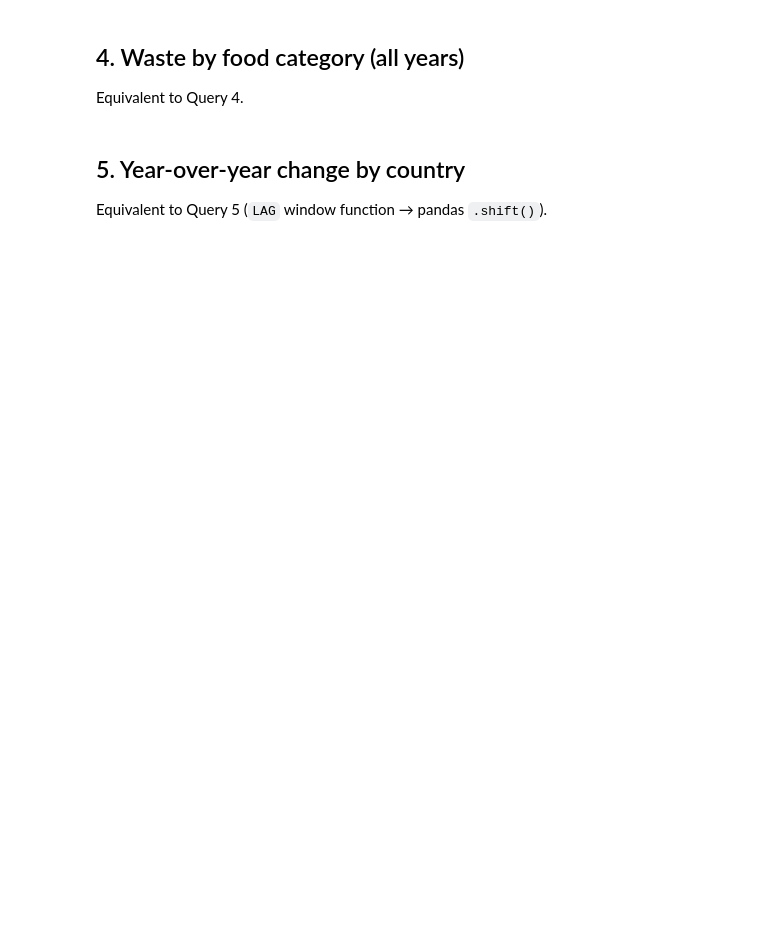
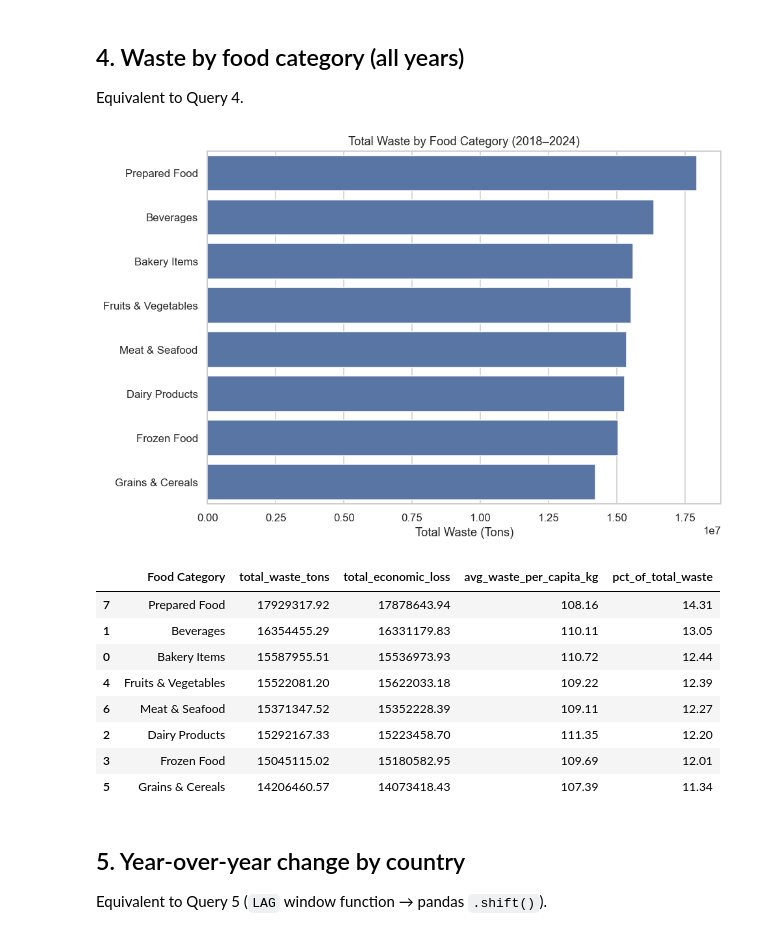
Before and after one commit to pietromasiero/food-waste-analytics-pipeline, a Jupyter notebook: notebooks/01_exploratory_analysis.ipynb, the cells around one changed output. Drawn from its saved outputs; the diff is of its cells as text; code cells hidden in the pictures; blank space fills up the shorter version.

```diff
--- a/notebooks/01_exploratory_analysis.ipynb
+++ b/notebooks/01_exploratory_analysis.ipynb
@@ -121,26 +196,37 @@ Equivalent to Query 4.
 # %%
 by_category = (
     df.groupby("Food Category", as_index=False)
     .agg(total_waste_tons=("Total Waste (Tons)", "sum"),
          total_economic_loss=("Economic Loss (Million $)", "sum"),
          avg_waste_per_capita_kg=("Avg Waste per Capita (Kg)", "mean"))
     .sort_values("total_waste_tons", ascending=False)
 )
 by_category["pct_of_total_waste"] = (
     by_category["total_waste_tons"] / by_category["total_waste_tons"].sum() * 100
 ).round(2)
 by_category["avg_waste_per_capita_kg"] = by_category["avg_waste_per_capita_kg"].round(2)
 
 fig, ax = plt.subplots(figsize=(9, 6))
 sns.barplot(data=by_category, y="Food Category", x="total_waste_tons",
-            hue="Food Category", palette="mako", legend=False, ax=ax)
+            color="#4c72b0", ax=ax)
 ax.set_title("Total Waste by Food Category (2018–2024)")
 ax.set_xlabel("Total Waste (Tons)")
 ax.set_ylabel("")
 plt.tight_layout()
 plt.show()
 
 by_category
+# %% [output]
+[figure, added]
+|  | Food Category | total_waste_tons | total_economic_loss | avg_waste_per_capita_kg | pct_of_total_waste |
+| 7 | Prepared Food | 17929317.92 | 17878643.94 | 108.16 | 14.31 |
+| 1 | Beverages | 16354455.29 | 16331179.83 | 110.11 | 13.05 |
+| 0 | Bakery Items | 15587955.51 | 15536973.93 | 110.72 | 12.44 |
+| 4 | Fruits & Vegetables | 15522081.20 | 15622033.18 | 109.22 | 12.39 |
+| 6 | Meat & Seafood | 15371347.52 | 15352228.39 | 109.11 | 12.27 |
+| 2 | Dairy Products | 15292167.33 | 15223458.70 | 111.35 | 12.20 |
+| 3 | Frozen Food | 15045115.02 | 15180582.95 | 109.69 | 12.01 |
+| 5 | Grains & Cereals | 14206460.57 | 14073418.43 | 107.39 | 11.34 |
 # %% [markdown]
 ## 5. Year-over-year change by country
 
```
Also changed, not shown: parts of 8 cells of this notebook.
